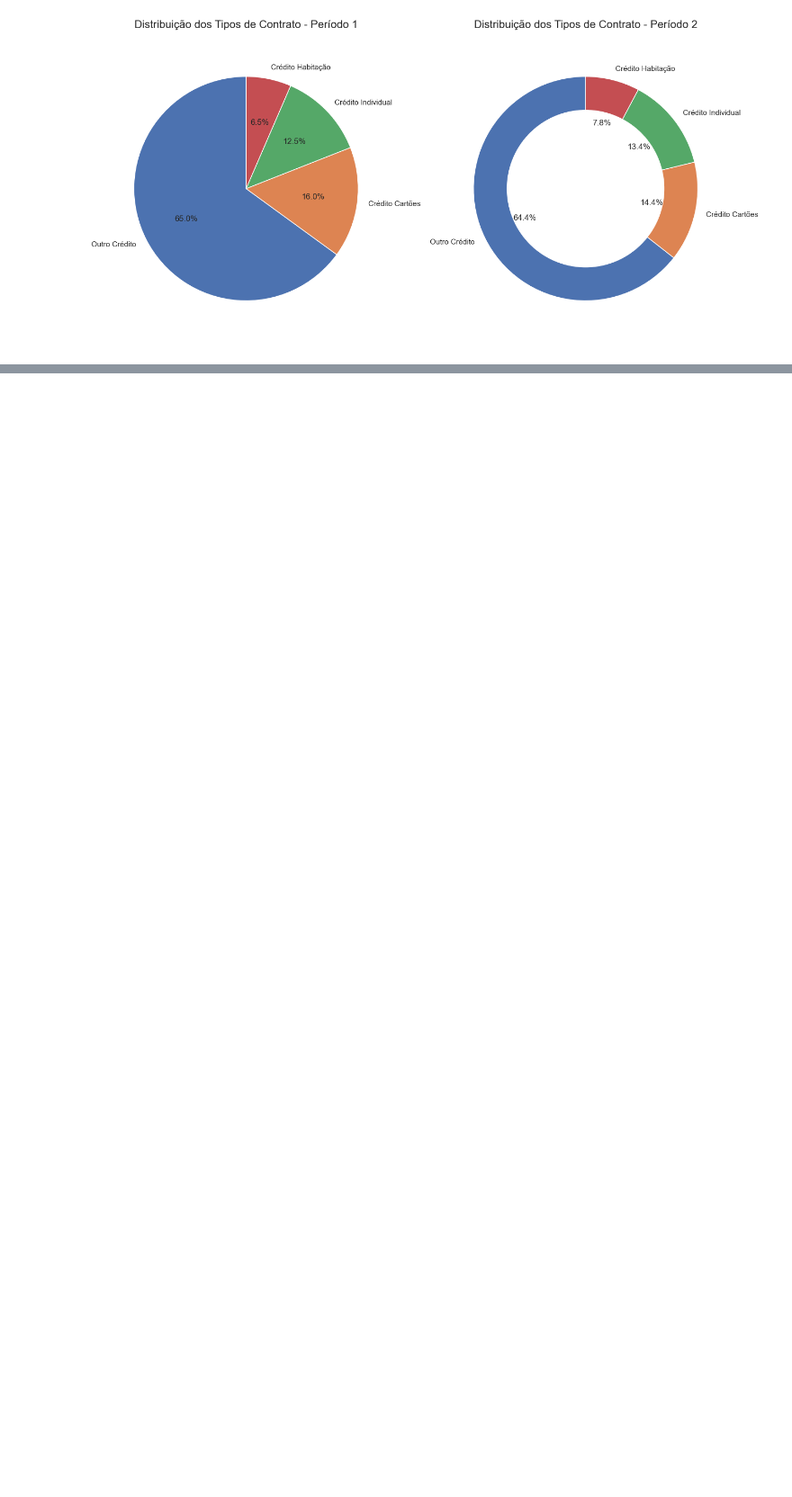
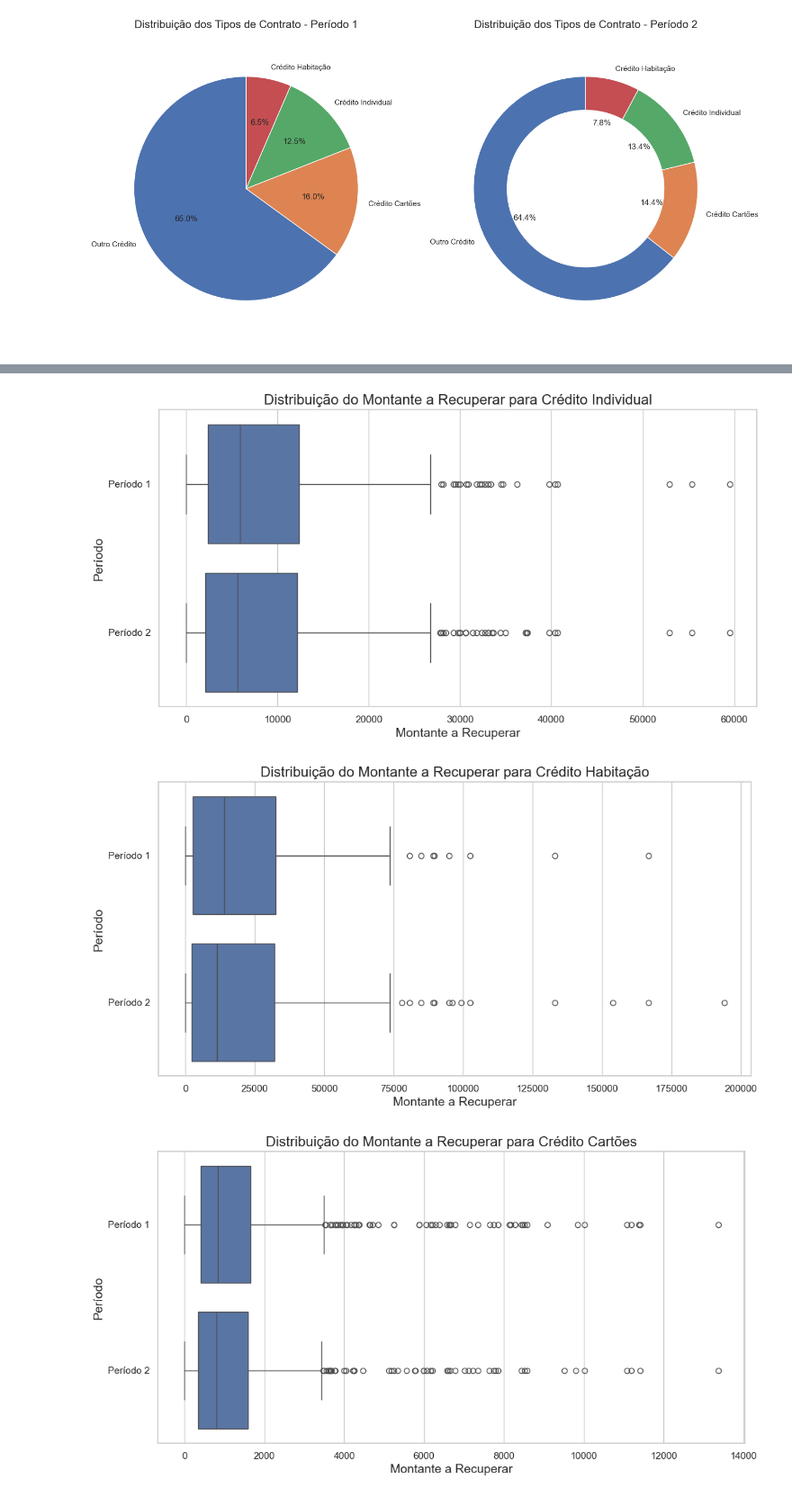
Before and after one commit to bruna-barbosa/analise-recuperacao-credito, a Jupyter notebook: analise.ipynb, the cells around one changed output, grey strips where cells are left out. Shown: that part at 90% size. Saved outputs shown, nothing was run; the diff lists cells and outputs as text; code cells hidden in the pictures; blank space fills up the shorter version.

```diff
--- a/analise.ipynb
+++ b/analise.ipynb
@@ -263,0 +333,27 @@ plt.show()
+# %%
+# Obter a lista de tipos de crédito únicos
+tipos_credito = data_combinada['Tipo de Crédito'].unique()
+
+# Configurar o estilo do gráfico
+sns.set(style="whitegrid")
+
+# Criar um boxplot horizontal para cada tipo de crédito
+for tipo in tipos_credito:
+    # Filtrar os dados para o tipo de crédito específico
+    dados_tipo = data_combinada[data_combinada['Tipo de Crédito'] == tipo]
+
+    # Criar a figura e o boxplot horizontal
+    plt.figure(figsize=(12, 6))
+    sns.boxplot(y='Período', x='Montante a Recuperar', data=dados_tipo, orient='h')
+
+    # Definir título e rótulos dos eixos
+    plt.title(f'Distribuição do Montante a Recuperar para {tipo}', fontsize=16)
+    plt.xlabel('Montante a Recuperar', fontsize=14)
+    plt.ylabel('Período', fontsize=14)
+
+    # Exibir o gráfico
+    plt.show()
+# %% [output]
+[figure, added]
+[figure, added]
+[figure, added]
```
Also changed, not shown: parts of 8 cells of this notebook.
